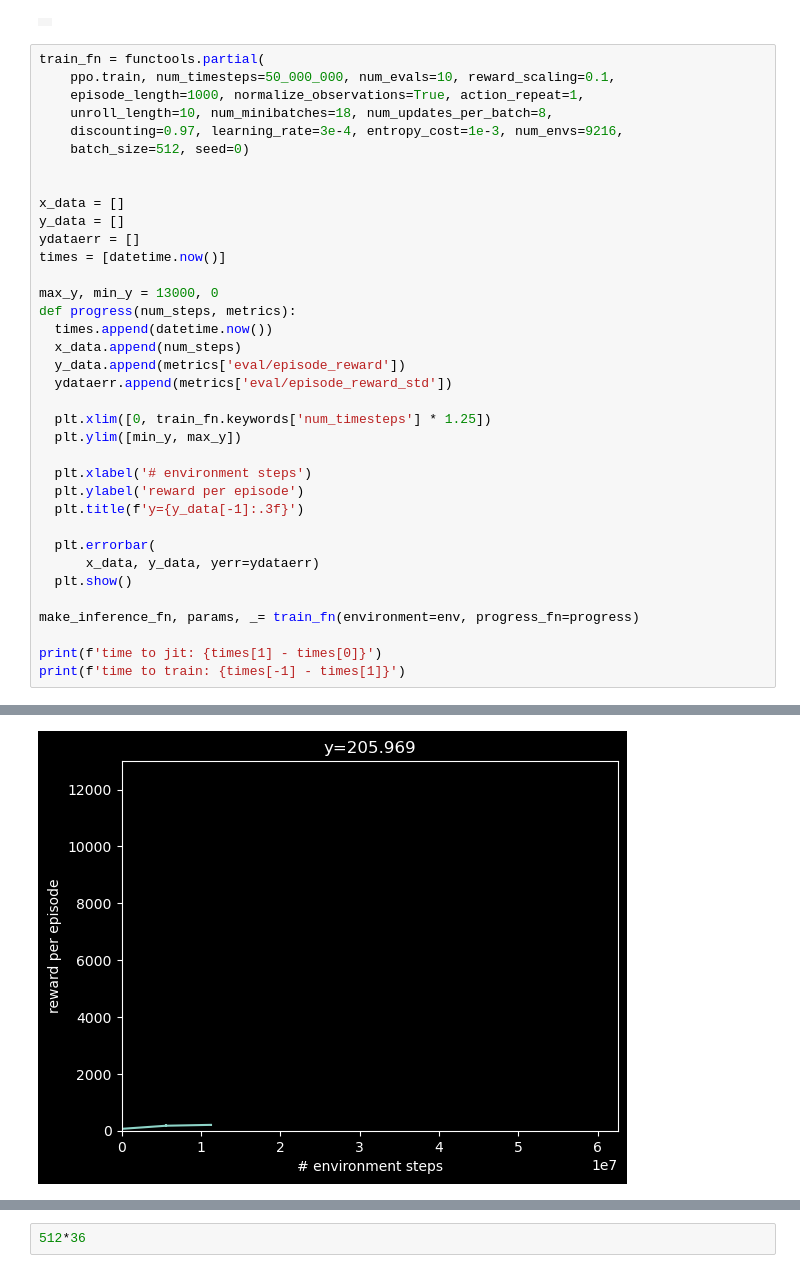
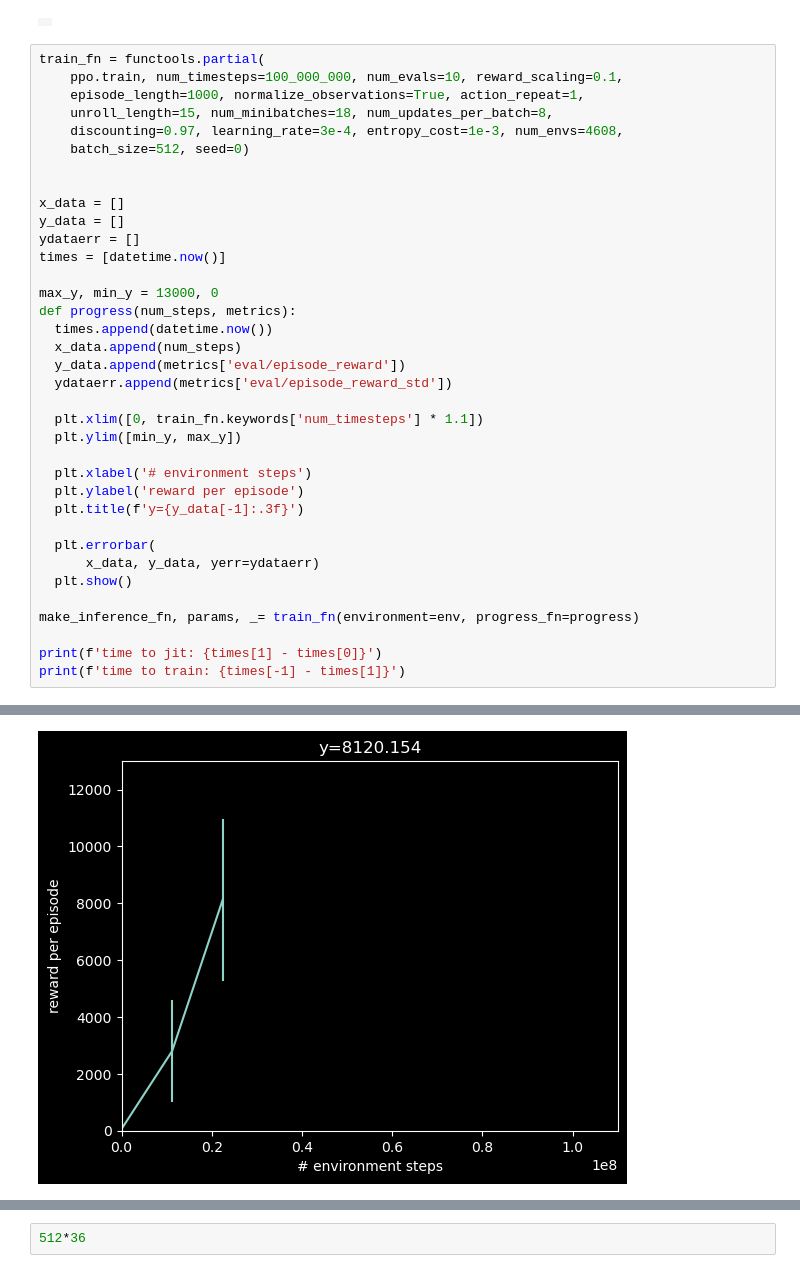
Before and after one commit to Michaelhess17/mujoco_stability, a Jupyter notebook: test_brax.ipynb, the cells around one changed output, grey strips where cells are left out. Saved outputs shown, nothing was run; the diff lists cells and outputs as text.

```diff
--- a/test_brax.ipynb
+++ b/test_brax.ipynb
@@ -317,10 +317,10 @@ media.show_video(env.render(rollout, camera='side'), fps=1.0 / env.dt)
 |  |
 # %%
 train_fn = functools.partial(
-    ppo.train, num_timesteps=50_000_000, num_evals=10, reward_scaling=0.1,
+    ppo.train, num_timesteps=100_000_000, num_evals=10, reward_scaling=0.1,
     episode_length=1000, normalize_observations=True, action_repeat=1,
-    unroll_length=10, num_minibatches=18, num_updates_per_batch=8,
-    discounting=0.97, learning_rate=3e-4, entropy_cost=1e-3, num_envs=9216,
+    unroll_length=15, num_minibatches=18, num_updates_per_batch=8,
+    discounting=0.97, learning_rate=3e-4, entropy_cost=1e-3, num_envs=4608,
     batch_size=512, seed=0)
 
 
@@ -336,7 +336,7 @@ def progress(num_steps, metrics):
   y_data.append(metrics['eval/episode_reward'])
   ydataerr.append(metrics['eval/episode_reward_std'])
 
-  plt.xlim([0, train_fn.keywords['num_timesteps'] * 1.25])
+  plt.xlim([0, train_fn.keywords['num_timesteps'] * 1.1])
   plt.ylim([min_y, max_y])
 
   plt.xlabel('# environment steps')
@@ -357 +357 @@ print(f'time to train: {times[-1] - times[1]}')
-[figure, old version]
+[figure, new version]
```
Also changed, not shown: parts of 1 cell of this notebook, 5 other files.
